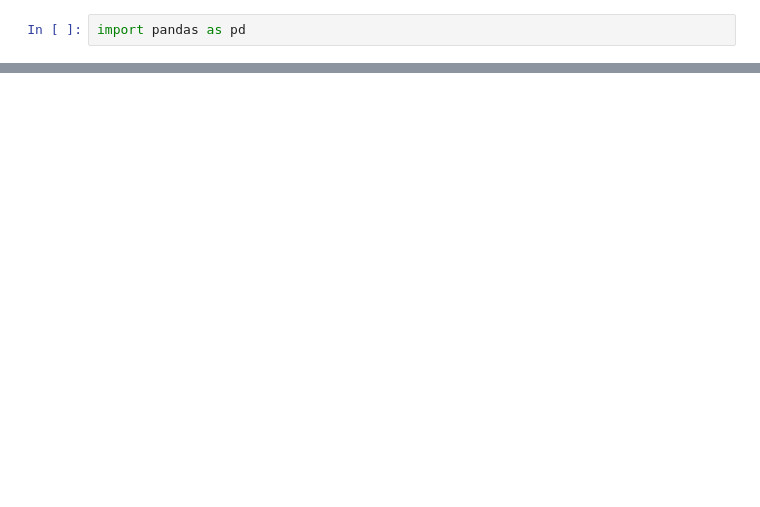
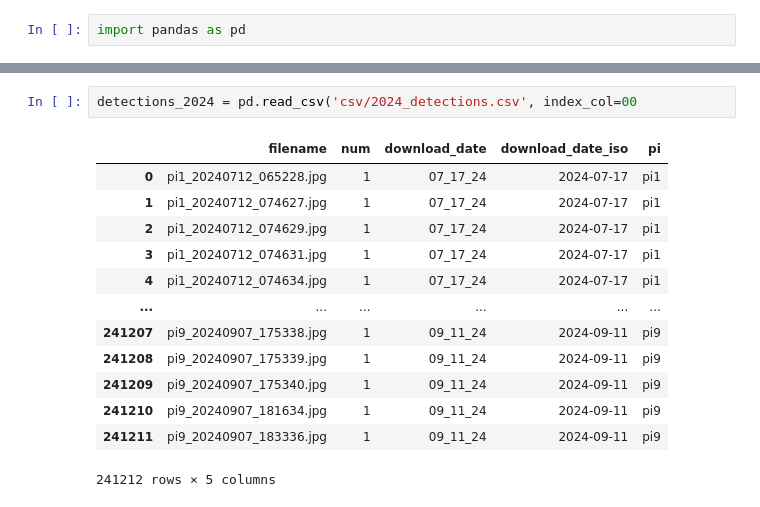
Before and after one commit to mparkergetz/sahi_results, a Jupyter notebook: compare_detections.ipynb, the cells around one changed output, grey strips where cells are left out. Cells and saved outputs as stored; diff of their text form; blank space fills up the shorter version.

```diff
--- a/compare_detections.ipynb
+++ b/compare_detections.ipynb
@@ -20,0 +41,16 @@ sahi_detections.sort_values('filename')
+# %%
+detections_2024 = pd.read_csv('csv/2024_detections.csv', index_col=00
+# %% [output]
+|  | filename | num | download_date | download_date_iso | pi |
+| 0 | pi1_20240712_065228.jpg | 1 | 07_17_24 | 2024-07-17 | pi1 |
+| 1 | pi1_20240712_074627.jpg | 1 | 07_17_24 | 2024-07-17 | pi1 |
+| 2 | pi1_20240712_074629.jpg | 1 | 07_17_24 | 2024-07-17 | pi1 |
+| 3 | pi1_20240712_074631.jpg | 1 | 07_17_24 | 2024-07-17 | pi1 |
+| 4 | pi1_20240712_074634.jpg | 1 | 07_17_24 | 2024-07-17 | pi1 |
+| ... | ... | ... | ... | ... | ... |
+| 241207 | pi9_20240907_175338.jpg | 1 | 09_11_24 | 2024-09-11 | pi9 |
+| 241208 | pi9_20240907_175339.jpg | 1 | 09_11_24 | 2024-09-11 | pi9 |
+| 241209 | pi9_20240907_175340.jpg | 1 | 09_11_24 | 2024-09-11 | pi9 |
+| 241210 | pi9_20240907_181634.jpg | 1 | 09_11_24 | 2024-09-11 | pi9 |
+| 241211 | pi9_20240907_183336.jpg | 1 | 09_11_24 | 2024-09-11 | pi9 |
+241212 rows × 5 columns
```
Also changed, not shown: parts of 4 cells of this notebook, 1 other file.
